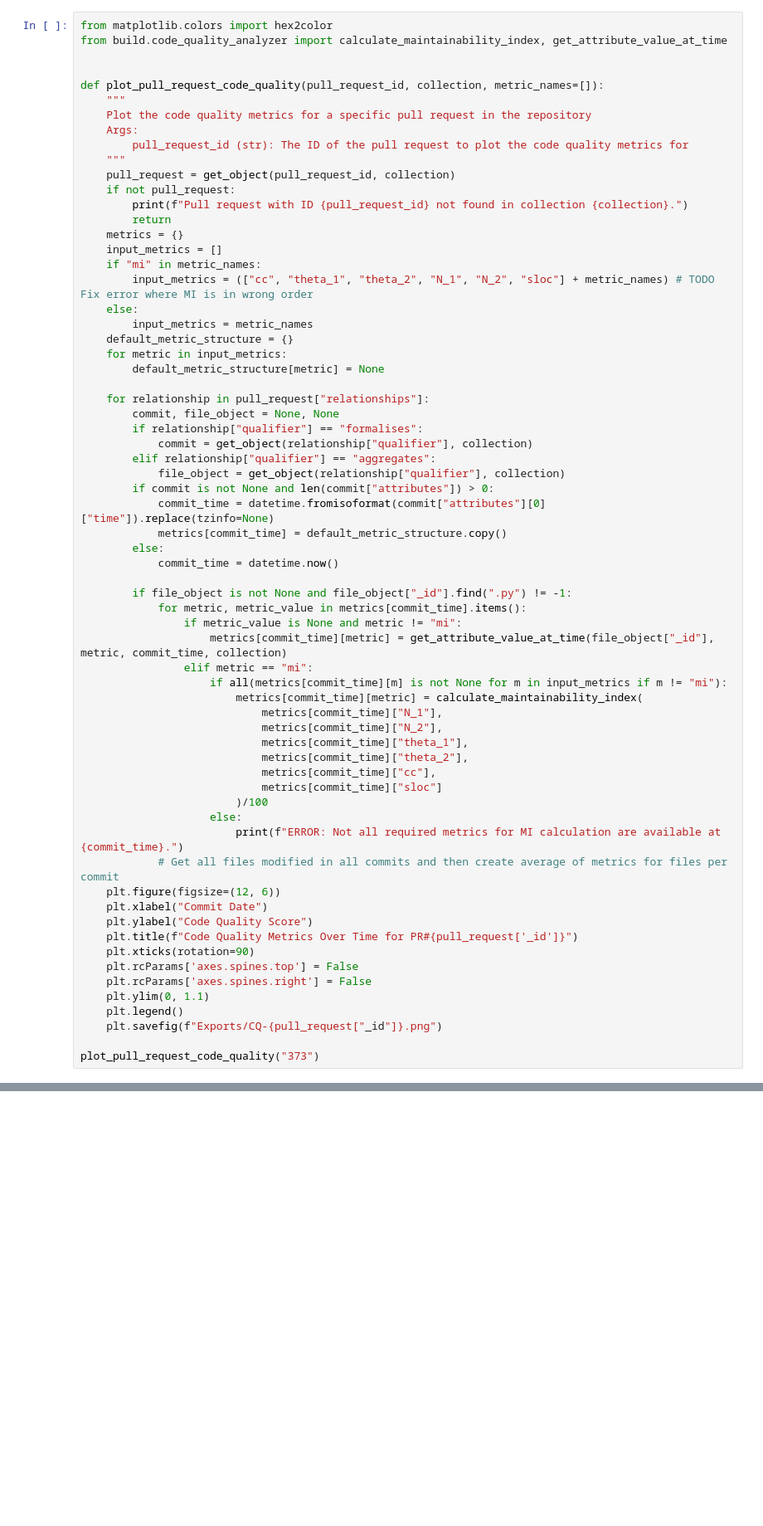
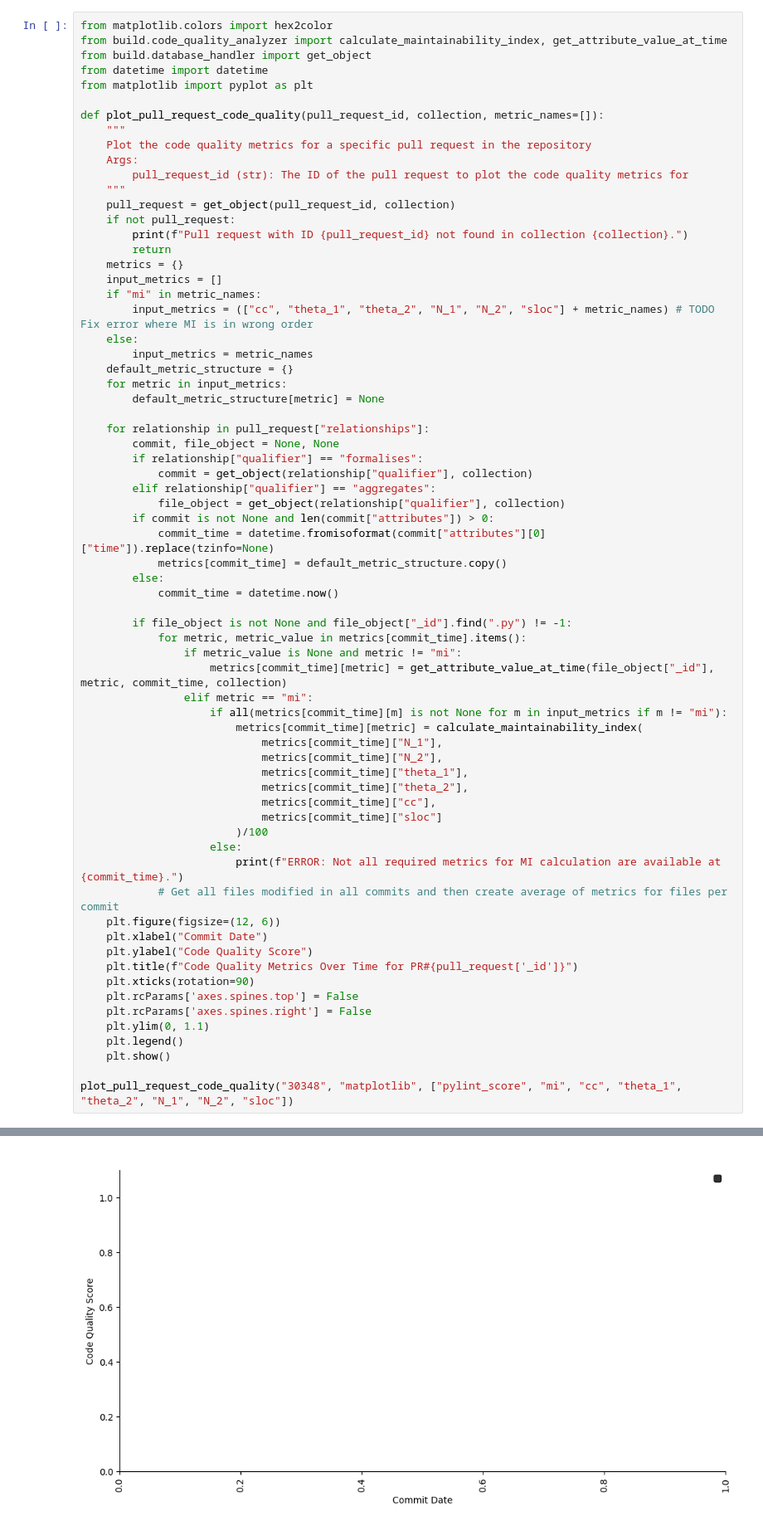
Before and after one commit to AlexS-1/Bachelor-Code, a Jupyter notebook: test.ipynb, the cells around one changed output, grey strips where cells are left out. Shown: that part at 83% size. Saved outputs shown, nothing was run; the diff lists cells and outputs as text; blank space fills up the shorter version.

```diff
--- a/test.ipynb
+++ b/test.ipynb
@@ -117,7 +121,9 @@ plot_repo_code_quality_fast("matplotlib")
 # %%
 from matplotlib.colors import hex2color
 from build.code_quality_analyzer import calculate_maintainability_index, get_attribute_value_at_time
-
+from build.database_handler import get_object
+from datetime import datetime
+from matplotlib import pyplot as plt
 
 def plot_pull_request_code_quality(pull_request_id, collection, metric_names=[]):
     """
@@ -177,6 +183,7 @@ def plot_pull_request_code_quality(pull_request_id, collection, metric_names=[])
     plt.rcParams['axes.spines.right'] = False
     plt.ylim(0, 1.1)
     plt.legend()
-    plt.savefig(f"Exports/CQ-{pull_request["_id"]}.png")
+    plt.show()
 
-plot_pull_request_code_quality("373")
+plot_pull_request_code_quality("30348", "matplotlib", ["pylint_score", "mi", "cc", "theta_1", "theta_2", "N_1", "N_2", "sloc"])
+# %% [output]
@@ -183,3 +191,4 @@ plot_pull_request_code_quality("373")
+[figure, added]
 # %%
 from build.code_quality_visualizer import split_code_quality_per_guideline_change
 
```
Also changed, not shown: parts of 8 cells of this notebook, 7 other files.
